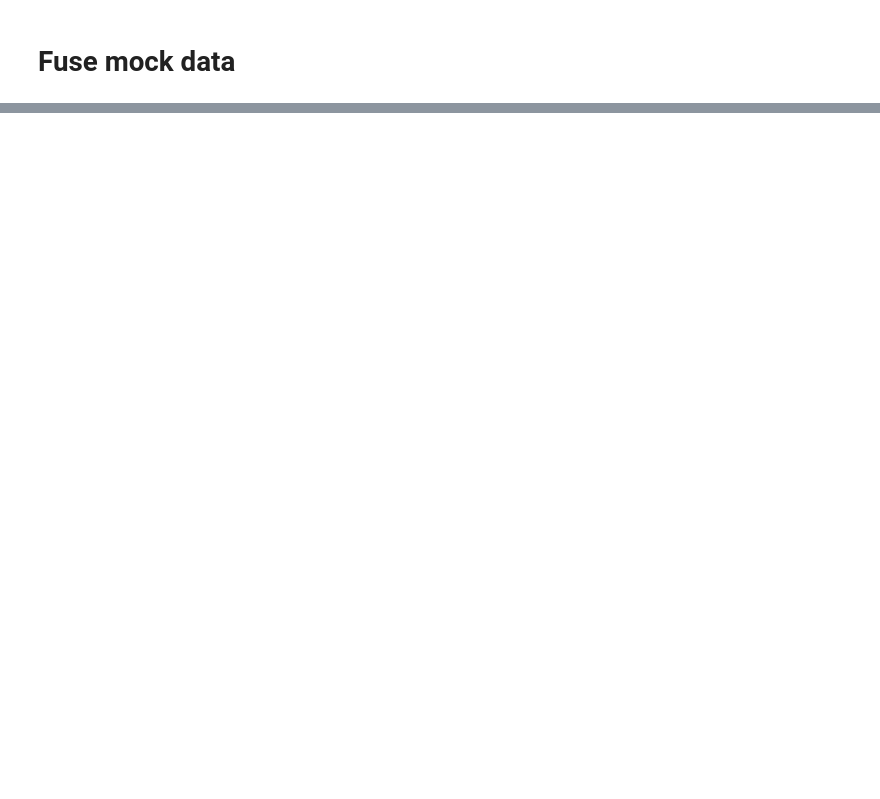
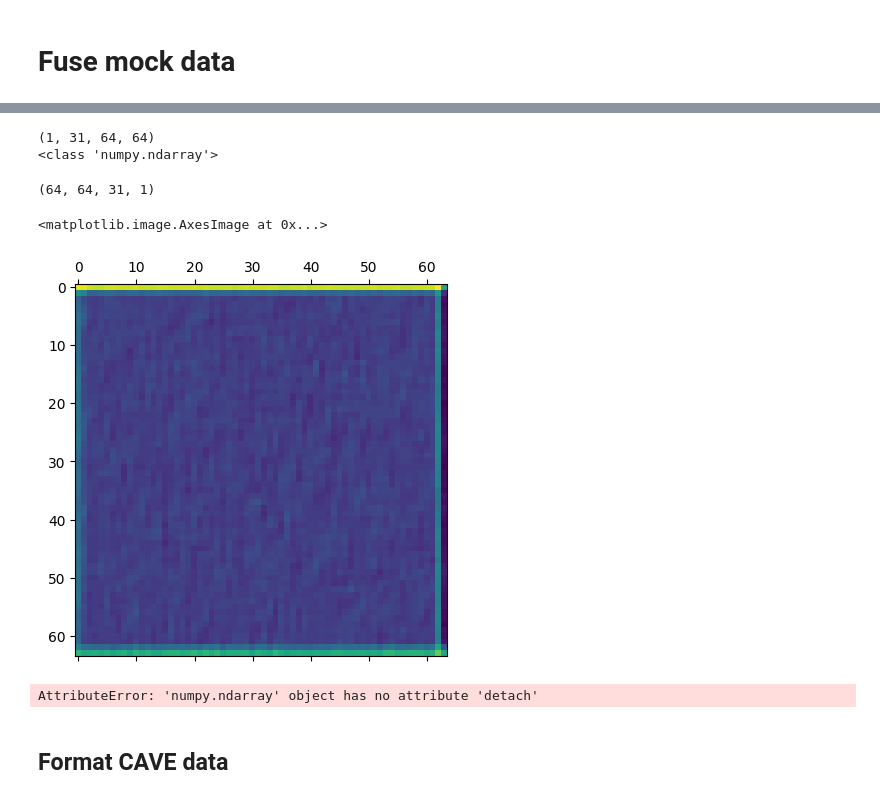
Before and after one commit to jtreguer/HSR-KAN, a Jupyter notebook: KAN_testing.ipynb, the cells around one changed output, grey strips where cells are left out. Drawn from its saved outputs; the diff is of its cells as text; code cells hidden in the pictures; blank space fills up the shorter version.

```diff
--- a/KAN_testing.ipynb
+++ b/KAN_testing.ipynb
@@ -82,0 +112,2 @@ plt.matshow(lr_hs[:,:,0])
+# %%
+fused = myKAN.forward(lr_hs_torch,hr_ms_torch)
@@ -82,0 +132,25 @@ plt.matshow(lr_hs[:,:,0])
+# %%
+fused_image = fused.cpu().detach().numpy()
+print(fused_image.shape)
+print(type(fused_image))
+# %% [output]
+(1, 31, 64, 64)
+<class 'numpy.ndarray'>
+# %%
+from einops import rearrange
+fused_image = rearrange(fused_image,'b c h w -> h w c b')
+print(fused_image.shape)
+plt.matshow(fused_image[:,:,0,0])
+# %% [output]
+(64, 64, 31, 1)
+<matplotlib.image.AxesImage at 0x...>
+[figure, added]
+# %%
+from utils import Metric
+metric = Metric(gt,fused_image.squeeze(-1))
+
+metric.calc_rmse()
+# %% [output]
+AttributeError: 'numpy.ndarray' object has no attribute 'detach'
+# %% [markdown]
+## Format CAVE data
```
Also changed, not shown: parts of 16 cells of this notebook, 3 other files.
